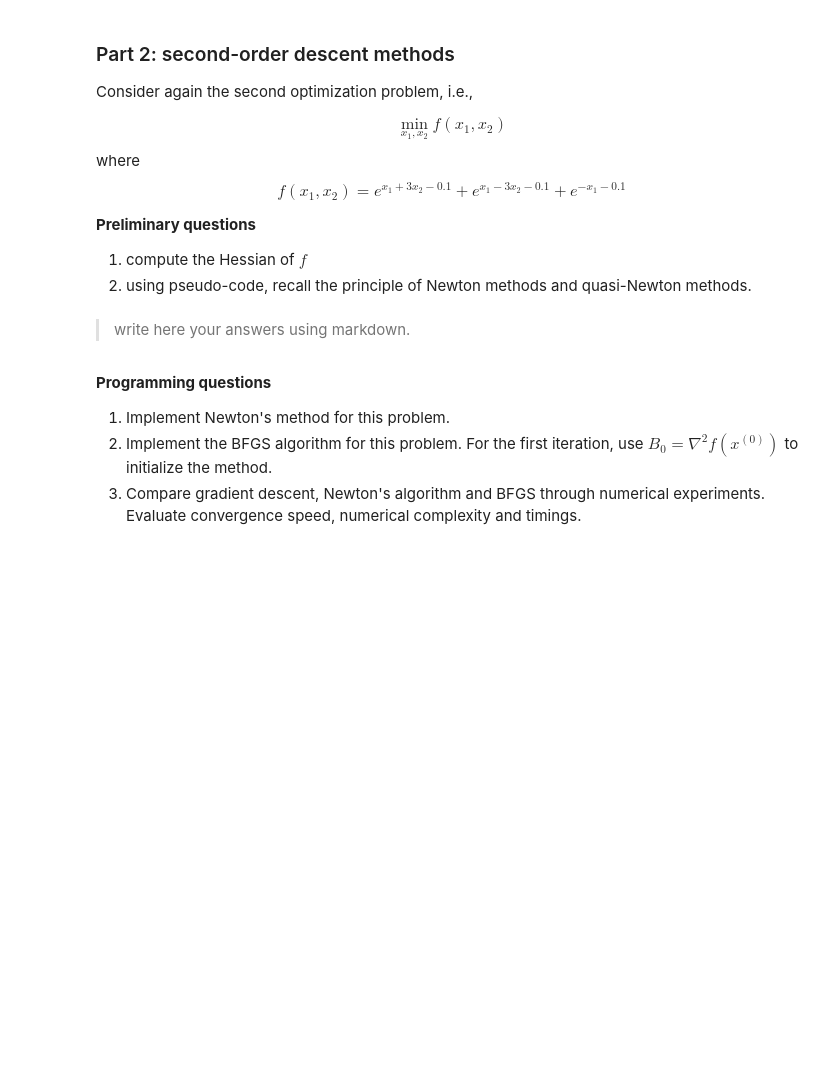
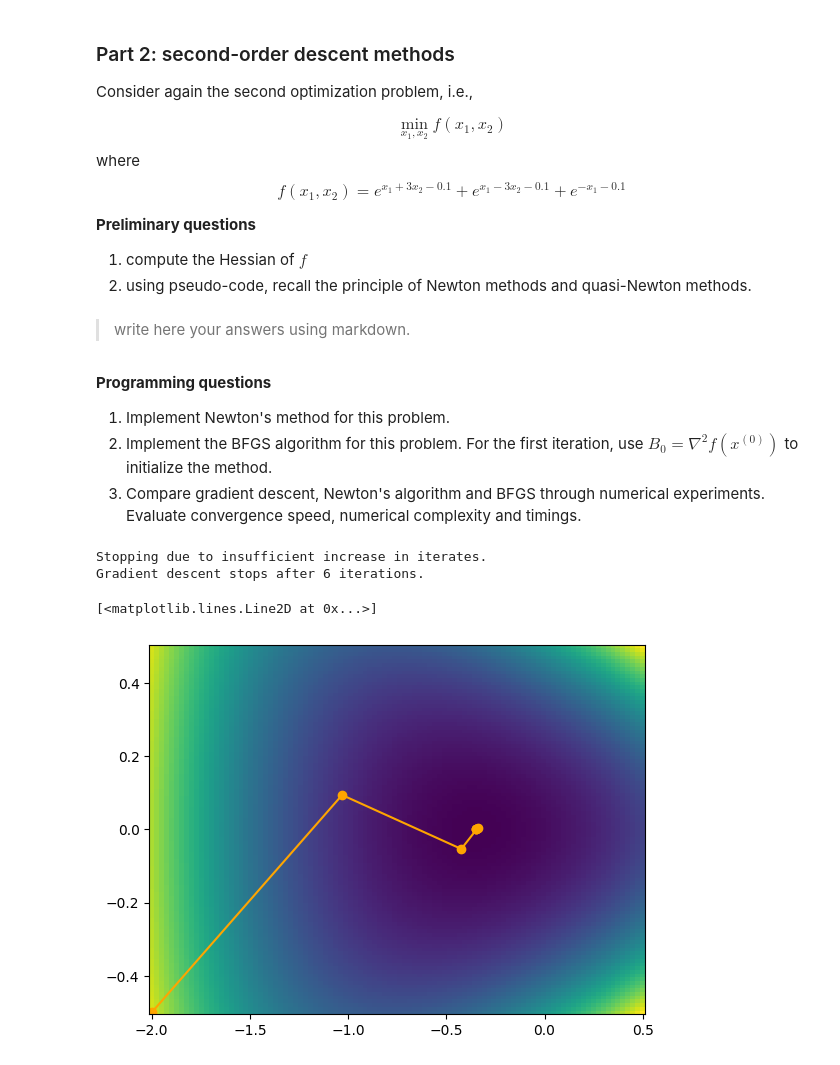
Before and after one commit to Yassine913/Info, a Jupyter notebook: notebooks/TP2.ipynb, the cells around one changed output. Drawn from its saved outputs; the diff is of its cells as text; code cells hidden in the pictures; blank space fills up the shorter version.

```diff
--- a/notebooks/TP2.ipynb
+++ b/notebooks/TP2.ipynb
@@ -477,0 +508,56 @@ $$f(x_1, x_2)= e^{x_1 + 3x_2 - 0.1} + e^{x_1 - 3x_2 - 0.1} + e^{-x_1 - 0.1}$$
+# %%
+# Question 1
+#Newton method:
+def function(x1,x2):
+  return np.exp(x1+3*x2-0.1)+np.exp(x1-3*x2-0.1)+np.exp(-x1-0.1)
+def hessienne(x1,x2):
+  a11=obj(x1,x2)
+  a22=9*np.exp(x1+3*x2-0.1)+9*np.exp(x1-3*x2-0.1)
+  a12=3*np.exp(x1+3*x2-0.1)-3*np.exp(x1-3*x2-0.1)
+  a21=a12
+  A=np.array([[a11,a12],[a21,a22]])
+  return A
+def grad_f(x1,x2):
+  return np.array([np.exp(x1+3*x2-0.1)+np.exp(x1-3*x2-0.1)-np.exp(-x1-0.1),3*np.exp(x1+3*x2-0.1)-3*np.exp(x1-3*x2-0.1)])
+
+def newton_method(x0, step, nitermax=100, tol=1e-5):
+  # list of iterates
+    xks = [x0]
+
+
+    # init metrics
+    cost_vals = [function(x0[0], x0[1])] # list of cost values
+
+    k=0
+    exitCriterion = False
+    while (exitCriterion is False) and (k <= nitermax):
+        xk = xks[k]
+        A=np.linalg.inv(hessienne(xk[0],xk[1]))
+        xk1 = xk - step*A@grad_f(xk[0],xk[1])
+
+        # compute metrics
+        cost_vals.append(function(xk1[0], xk1[1]))
+
+        incr = np.linalg.norm(xk1-xk)/np.linalg.norm(xk1)
+        if incr < tol:
+            exitCriterion = True
+            print("Stopping due to insufficient increase in iterates.")
+
+        # add new iterate
+        xks.append(xk1)
+        k+=1
+    print("Gradient descent stops after "+str(k)+" iterations.")
+    return np.array(xks), np.array(cost_vals)
+x0 = np.array([-2, -0.5])
+xks_new, cost_vals_new = newton_method(x0,1, nitermax=200, tol=1e-6)
+x=np.linspace(-2,0.5,100)
+y=np.linspace(-0.5,0.5,100)
+x1,x2=np.meshgrid(x,y)
+plt.figure()
+plt.pcolormesh(x1,x2,function(x1,x2))
+plt.plot(xks_new[:,0],xks_new[:,1],color='orange',marker='o')
+# %% [output]
+Stopping due to insufficient increase in iterates.
+Gradient descent stops after 6 iterations.
+[<matplotlib.lines.Line2D at 0x...>]
+[figure, added]
```
Also changed, not shown: parts of 6 cells of this notebook.
